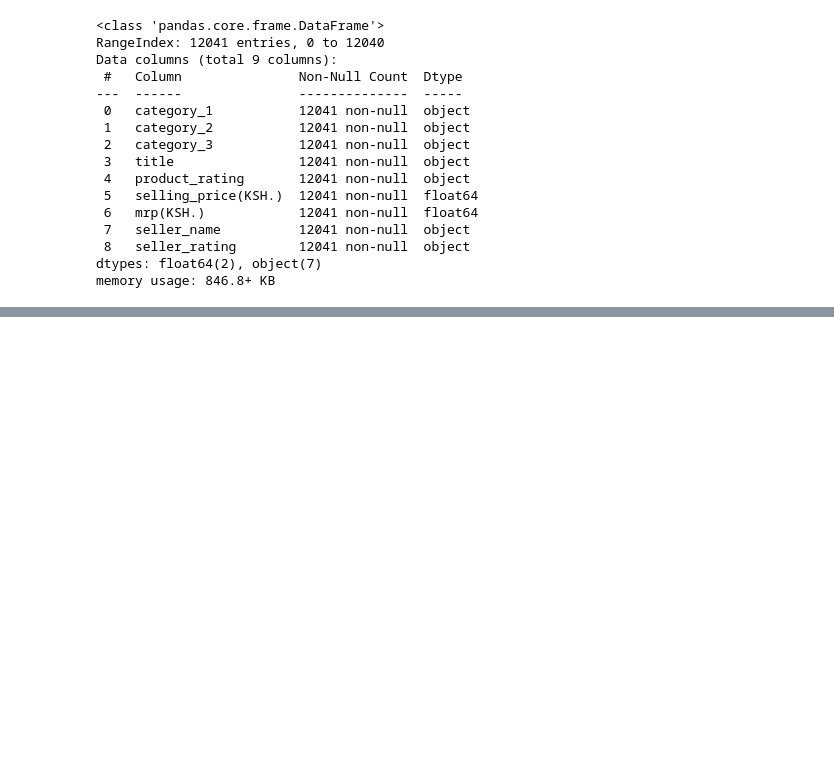
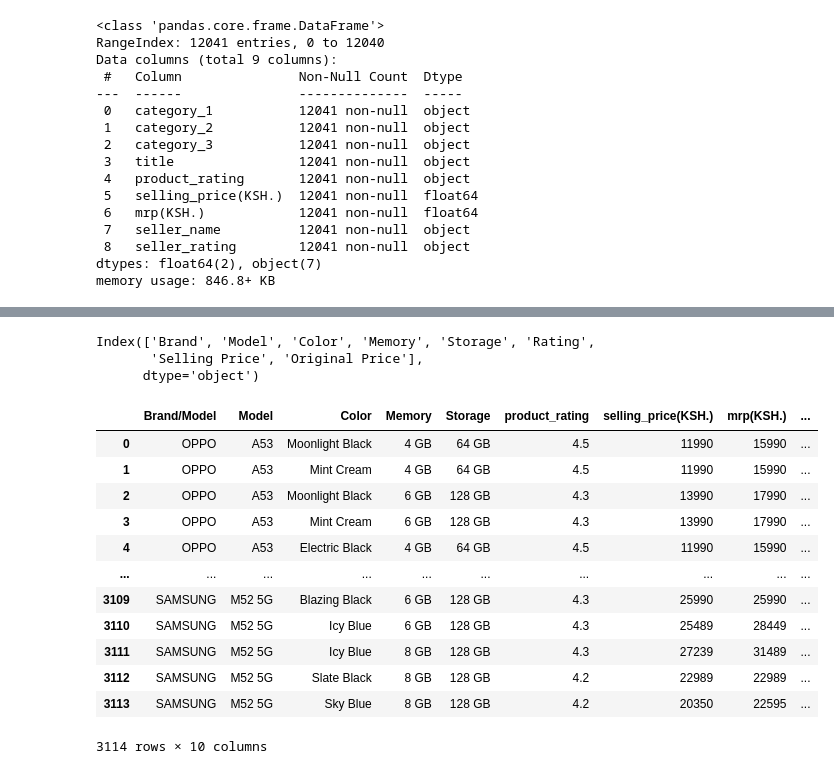
Before and after one commit to franchiseBoyz/Ecommerce-Recommender-System, a Jupyter notebook: notebook.ipynb, the cells around one changed output, grey strips where cells are left out. Cells and saved outputs as stored; diff of their text form; code cells hidden in the pictures; blank space fills up the shorter version.

```diff
--- a/notebook.ipynb
+++ b/notebook.ipynb
@@ -356,0 +380,3 @@ df2
+# %%
+df2 = pd.read_csv('./Flipkart_Mobiles.csv')
+df2
@@ -356,0 +397,33 @@ df2
+# %%
+df2.columns
+# %% [output]
+Index(['Brand', 'Model', 'Color', 'Memory', 'Storage', 'Rating',
+       'Selling Price', 'Original Price'],
+      dtype='object')
+# %%
+# Renaming columns for uniformity
+df2 = df2.rename(columns={
+    'Brand': 'Brand/Model',
+    'Model': 'Model',
+    'Color': 'Color',
+    'Memory': 'Memory',
+    'Storage': 'Storage',
+    'Rating': 'product_rating',
+    'Selling Price': 'selling_price(KSH.)',
+    'Original Price': 'mrp(KSH.)'
+})
+df2
+# %% [output]
+|  | Brand/Model | Model | Color | Memory | Storage | product_rating | selling_price(KSH.) | mrp(KSH.) | ... |
+| 0 | OPPO | A53 | Moonlight Black | 4 GB | 64 GB | 4.5 | 11990 | 15990 | ... |
+| 1 | OPPO | A53 | Mint Cream | 4 GB | 64 GB | 4.5 | 11990 | 15990 | ... |
+| 2 | OPPO | A53 | Moonlight Black | 6 GB | 128 GB | 4.3 | 13990 | 17990 | ... |
+| 3 | OPPO | A53 | Mint Cream | 6 GB | 128 GB | 4.3 | 13990 | 17990 | ... |
+| 4 | OPPO | A53 | Electric Black | 4 GB | 64 GB | 4.5 | 11990 | 15990 | ... |
+| ... | ... | ... | ... | ... | ... | ... | ... | ... | ... |
+| 3109 | SAMSUNG | M52 5G | Blazing Black | 6 GB | 128 GB | 4.3 | 25990 | 25990 | ... |
+| 3110 | SAMSUNG | M52 5G | Icy Blue | 6 GB | 128 GB | 4.3 | 25489 | 28449 | ... |
+| 3111 | SAMSUNG | M52 5G | Icy Blue | 8 GB | 128 GB | 4.3 | 27239 | 31489 | ... |
+| 3112 | SAMSUNG | M52 5G | Slate Black | 8 GB | 128 GB | 4.2 | 22989 | 22989 | ... |
+| 3113 | SAMSUNG | M52 5G | Sky Blue | 8 GB | 128 GB | 4.2 | 20350 | 22595 | ... |
+3114 rows × 10 columns
```
Also changed, not shown: parts of 28 cells of this notebook.
